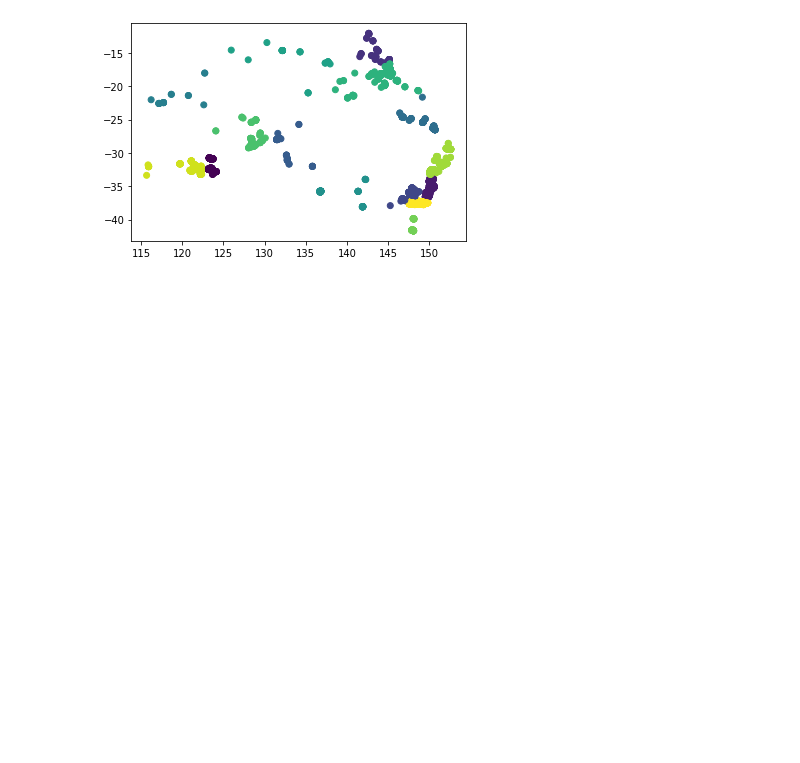
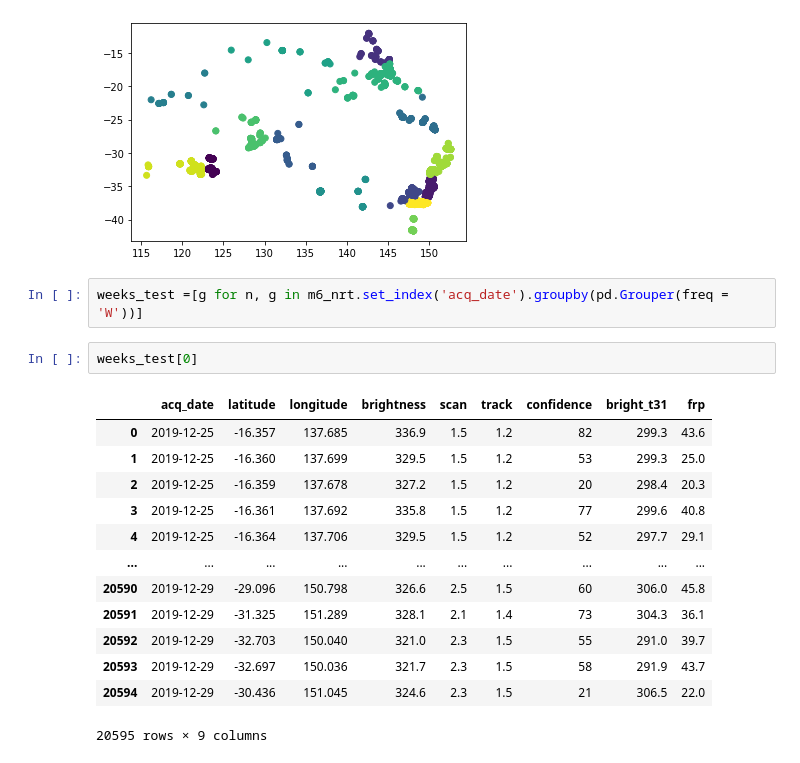
Before and after one commit to johannas/AustralienFiresFromSpace_Schoeggl_Vorauer, a Jupyter notebook: Models/kmeans.ipynb, the cells around one changed output. Drawn from its saved outputs; the diff is of its cells as text; blank space fills up the shorter version.

```diff
--- a/Models/kmeans.ipynb
+++ b/Models/kmeans.ipynb
@@ -39,3 +39,21 @@ plt.scatter(days[0][0].longitude, days[0][0].latitude, c=kmeans)
 # %% [output]
 <matplotlib.collections.PathCollection at 0x...>
 [figure]
+# %%
+weeks_test =[g for n, g in m6_nrt.set_index('acq_date').groupby(pd.Grouper(freq = 'W'))]
+# %%
+weeks_test[0]
+# %% [output]
+|  | acq_date | latitude | longitude | brightness | scan | track | confidence | bright_t31 | frp |
+| 0 | 2019-12-25 | -16.357 | 137.685 | 336.9 | 1.5 | 1.2 | 82 | 299.3 | 43.6 |
+| 1 | 2019-12-25 | -16.360 | 137.699 | 329.5 | 1.5 | 1.2 | 53 | 299.3 | 25.0 |
+| 2 | 2019-12-25 | -16.359 | 137.678 | 327.2 | 1.5 | 1.2 | 20 | 298.4 | 20.3 |
+| 3 | 2019-12-25 | -16.361 | 137.692 | 335.8 | 1.5 | 1.2 | 77 | 299.6 | 40.8 |
+| 4 | 2019-12-25 | -16.364 | 137.706 | 329.5 | 1.5 | 1.2 | 52 | 297.7 | 29.1 |
+| ... | ... | ... | ... | ... | ... | ... | ... | ... | ... |
+| 20590 | 2019-12-29 | -29.096 | 150.798 | 326.6 | 2.5 | 1.5 | 60 | 306.0 | 45.8 |
+| 20591 | 2019-12-29 | -31.325 | 151.289 | 328.1 | 2.1 | 1.4 | 73 | 304.3 | 36.1 |
+| 20592 | 2019-12-29 | -32.703 | 150.040 | 321.0 | 2.3 | 1.5 | 55 | 291.0 | 39.7 |
+| 20593 | 2019-12-29 | -32.697 | 150.036 | 321.7 | 2.3 | 1.5 | 58 | 291.9 | 43.7 |
+| 20594 | 2019-12-29 | -30.436 | 151.045 | 324.6 | 2.3 | 1.5 | 21 | 306.5 | 22.0 |
+20595 rows × 9 columns
```
Also changed, not shown: parts of 1 cell of this notebook, 4 other files.
